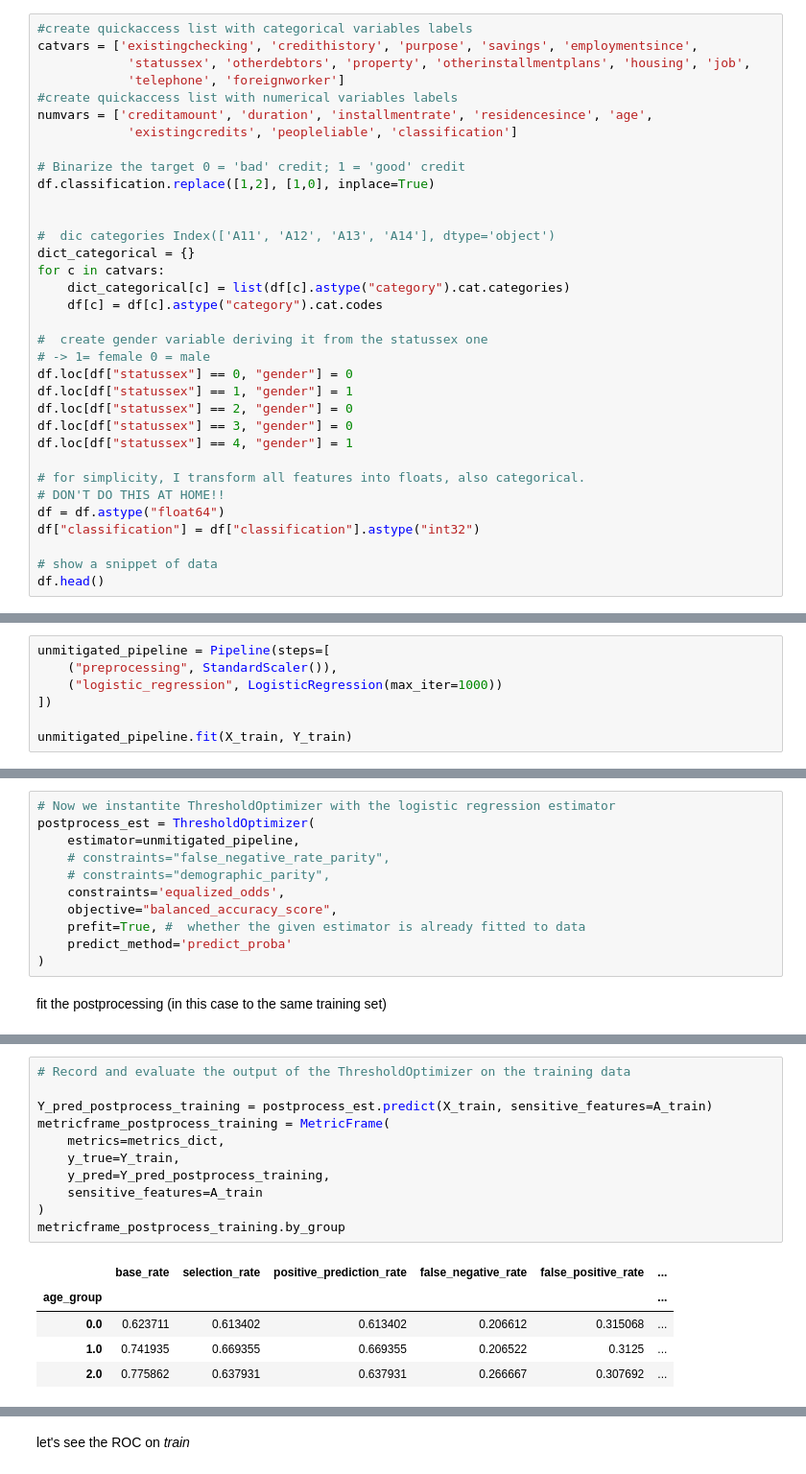
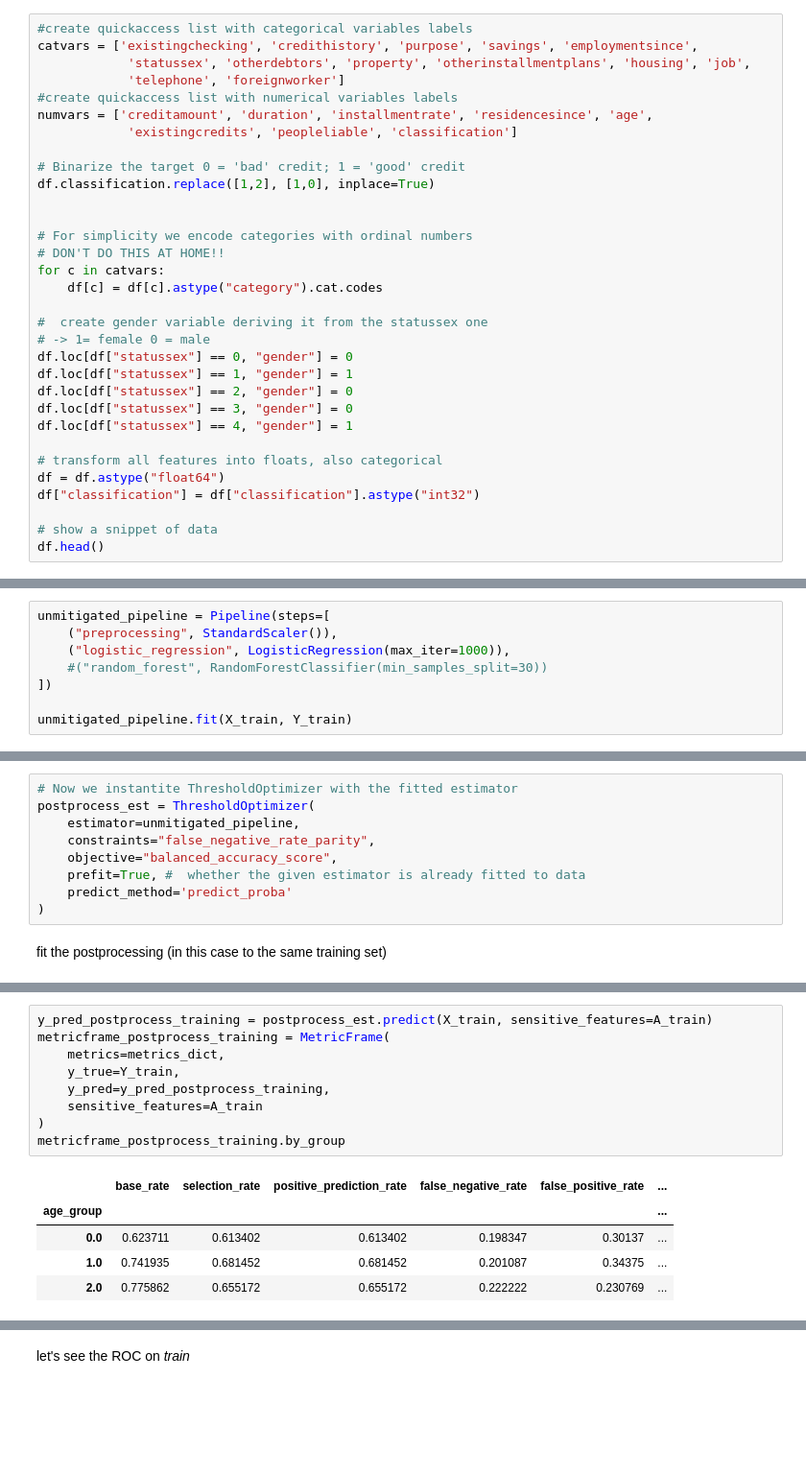
Before and after one commit to deltasun/isp-tutorial, a Jupyter notebook: fairness_tutorial.ipynb, the cells around one changed output, grey strips where cells are left out. Shown: that part at 96% size. Cells and saved outputs as stored; diff of their text form; blank space fills up the shorter version.

```diff
--- a/fairness_tutorial.ipynb
+++ b/fairness_tutorial.ipynb
@@ -64,10 +67,9 @@ numvars = ['creditamount', 'duration', 'installmentrate', 'residencesince', 'age
 df.classification.replace([1,2], [1,0], inplace=True)
 
 
-#  dic categories Index(['A11', 'A12', 'A13', 'A14'], dtype='object')
-dict_categorical = {}
+# For simplicity we encode categories with ordinal numbers
+# DON'T DO THIS AT HOME!!
 for c in catvars:
-    dict_categorical[c] = list(df[c].astype("category").cat.categories)
     df[c] = df[c].astype("category").cat.codes
 
 #  create gender variable deriving it from the statussex one
@@ -78,8 +80,7 @@ df.loc[df["statussex"] == 2, "gender"] = 0
 df.loc[df["statussex"] == 3, "gender"] = 0
 df.loc[df["statussex"] == 4, "gender"] = 1
 
-# for simplicity, I transform all features into floats, also categorical.
-# DON'T DO THIS AT HOME!!
+# transform all features into floats, also categorical
 df = df.astype("float64")
 df["classification"] = df["classification"].astype("int32")
 
@@ -297,7 +311,8 @@ fit a model to the data
 # %%
 unmitigated_pipeline = Pipeline(steps=[
     ("preprocessing", StandardScaler()),
-    ("logistic_regression", LogisticRegression(max_iter=1000))
+    ("logistic_regression", LogisticRegression(max_iter=1000)),
+    #("random_forest", RandomForestClassifier(min_samples_split=30))
 ])
 
 unmitigated_pipeline.fit(X_train, Y_train)
@@ -455,10 +489,8 @@ possible constraints: demographic_parity, (false/true)_(negative/positive)_rate,
 # %%
-# Now we instantite ThresholdOptimizer with the logistic regression estimator
+# Now we instantite ThresholdOptimizer with the fitted estimator
 postprocess_est = ThresholdOptimizer(
     estimator=unmitigated_pipeline,
-    # constraints="false_negative_rate_parity",
-    # constraints="demographic_parity",
-    constraints='equalized_odds',
+    constraints="false_negative_rate_parity",
     objective="balanced_accuracy_score",
     prefit=True, #  whether the given estimator is already fitted to data
     predict_method='predict_proba'
@@ -511,20 +549,18 @@ on training data
 # %%
-# Record and evaluate the output of the ThresholdOptimizer on the training data
-
-Y_pred_postprocess_training = postprocess_est.predict(X_train, sensitive_features=A_train)
+y_pred_postprocess_training = postprocess_est.predict(X_train, sensitive_features=A_train)
 metricframe_postprocess_training = MetricFrame(
     metrics=metrics_dict,
     y_true=Y_train,
-    y_pred=Y_pred_postprocess_training,
+    y_pred=y_pred_postprocess_training,
     sensitive_features=A_train
 )
 metricframe_postprocess_training.by_group
 # %% [output]
 |  | base_rate | selection_rate | positive_prediction_rate | false_negative_rate | false_positive_rate | ... |
 | age_group |  |  |  |  |  | ... |
-| 0.0 | 0.623711 | 0.613402 | 0.613402 | 0.206612 | 0.315068 | ... |
-| 1.0 | 0.741935 | 0.669355 | 0.669355 | 0.206522 | 0.3125 | ... |
-| 2.0 | 0.775862 | 0.637931 | 0.637931 | 0.266667 | 0.307692 | ... |
+| 0.0 | 0.623711 | 0.613402 | 0.613402 | 0.198347 | 0.30137 | ... |
+| 1.0 | 0.741935 | 0.681452 | 0.681452 | 0.201087 | 0.34375 | ... |
+| 2.0 | 0.775862 | 0.655172 | 0.655172 | 0.222222 | 0.230769 | ... |
 # %%
 # Evaluate the difference between the largest and smallest value of each metric
 metricframe_postprocess_training.ratio()
```
Also changed, not shown: parts of 42 cells of this notebook.
